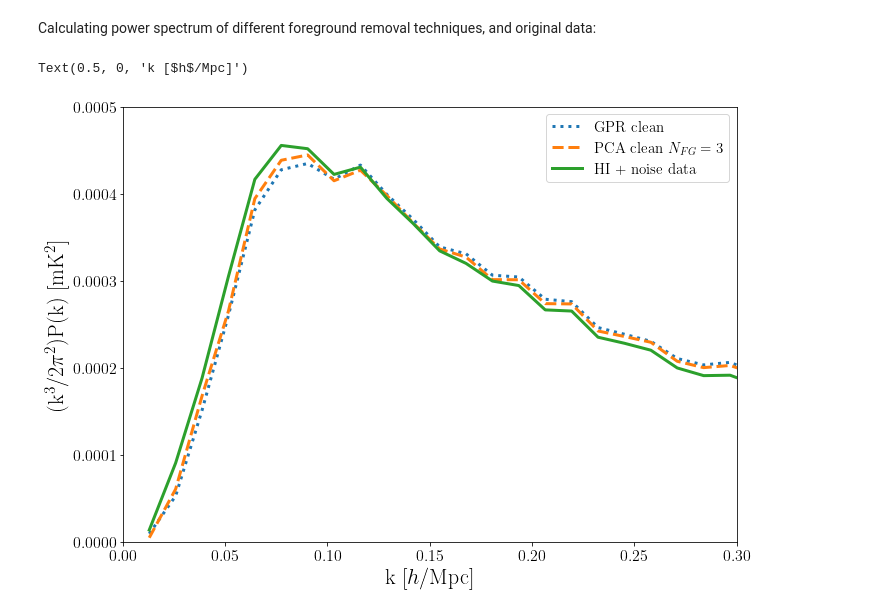
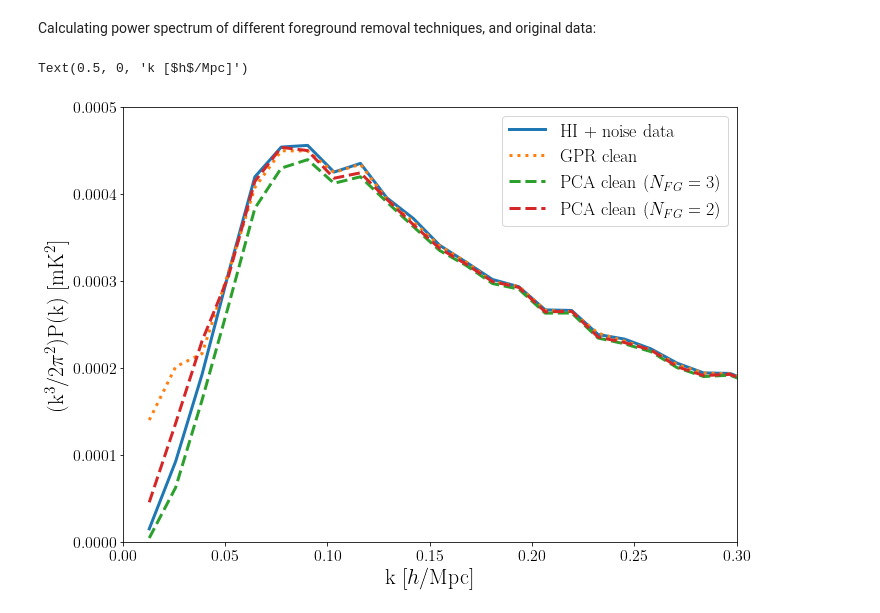
Before and after one commit to paulassoares/gpr4im, a Jupyter notebook: Jupyter Notebooks/GPR_from_scratch_nopol.ipynb, the cells around one changed output. Drawn from its saved outputs; the diff is of its cells as text; code cells hidden in the pictures.

```diff
--- a/Jupyter Notebooks/GPR_from_scratch_nopol.ipynb
+++ b/Jupyter Notebooks/GPR_from_scratch_nopol.ipynb
@@ -25,7 +32,16 @@ noise_data = np.load('../Data/dT_noise_smoothed.npy')
+# %%
+# smoothing maps
+lx,ly,lz = 1000,1000, 924.78 #Mpc/h
+zmax = 0.58
+sigma_beam = 1.55
+FGnopol_HI_noise_smoothed = obs.ConvolveCube(FGnopol_data+HI_data+noise_data,zmax,lx,ly,sigma_beam, cosmo)
+HI_noise_smoothed = obs.ConvolveCube(HI_data+noise_data,zmax,lx,ly,sigma_beam, cosmo)
+noise_smoothed = obs.ConvolveCube(noise_data,zmax,lx,ly,sigma_beam, cosmo)
 # %% [markdown]
 Perform PCA removal of data, to compare with GPR:
 # %%
-pca_res_nopol3 = fg.PCAclean(FGnopol_data, N_FG=3)[0]
+pca_res_nopol3 = fg.PCAclean(FGnopol_HI_noise_smoothed, N_FG=3)[0]
+pca_res_nopol2 = fg.PCAclean(FGnopol_HI_noise_smoothed, N_FG=2)[0]
 # %% [markdown]
 Frequency range of data:
 # %%
@@ -37,8 +53,8 @@ freqs = np.arange(vmin, vmax, df)
 ### Running GPR
 # %%
 # Choose your kernels, one for FG and one for HI signal
-kern_fg, kern_21cm = GPy.kern.Poly(1, order=4), GPy.kern.Exponential(1)
-# run GPR and obtain residuals
-gpr_res, gpr_cov, model = fg.GPRclean(FGnopol_data, freqs, kern_fg, kern_21cm,
-                                      NprePCA=0, invert=True, heteroscedastic=True)
+kern_fg = GPy.kern.Poly(1, order=5)
+kern_21 = GPy.kern.Exponential(1)
+gpr_res, gpr_cov, model = fg.GPRclean(FGnopol_HI_noise_smoothed, freqs, kern_fg, kern_21, NprePCA=0,
+                                      noise_data=noise_smoothed, heteroscedastic=True, zero_noise=False, invert=True)
 # %% [output]
@@ -85,21 +85,22 @@ w = W = np.ones((nx,ny,nz))
 # %% [markdown]
 Calculating power spectrum of different foreground removal techniques, and original data:
 # %%
-HIpk = pk.getpk(HI_data+noise_data,w,W,nx,ny,nz,lx,ly,lz,kbins)[0]
+HIpk = pk.getpk(HI_noise_smoothed,w,W,nx,ny,nz,lx,ly,lz,kbins)[0]
+PCApk_3 = pk.getpk(pca_res_nopol3,w,W,nx,ny,nz,lx,ly,lz,kbins)[0]
+PCApk_2 = pk.getpk(pca_res_nopol2,w,W,nx,ny,nz,lx,ly,lz,kbins)[0]
 GPRpk = pk.getpk(gpr_res,w,W,nx,ny,nz,lx,ly,lz,kbins)[0]
-PCApk_3 = pk.getpk(pca_res_nopol3,w,W,nx,ny,nz,lx,ly,lz,kbins)[0]
 # %%
 plt.figure(figsize=(11,8))
+plt.plot(k, (k*k*k*HIpk)/(2*np.pi*np.pi),ls='solid', lw=3, label = r'HI + noise data')
+plt.plot(k, (k*k*k*GPRpk)/(2*np.pi*np.pi),ls='dotted', lw=3, label = r'GPR clean')
+plt.plot(k, (k*k*k*PCApk_3)/(2*np.pi*np.pi),ls='dashed', lw=3, label = r'PCA clean ($N_{FG}=3$)')
+plt.plot(k, (k*k*k*PCApk_2)/(2*np.pi*np.pi),ls='dashed', lw=3, label = r'PCA clean ($N_{FG}=2$)')
 
-plt.plot(k, (k*k*k*GPRpk)/(2*np.pi*np.pi),ls='dotted', lw=3, label = r'GPR clean')
-plt.plot(k, (k*k*k*PCApk_3)/(2*np.pi*np.pi),ls='dashed', lw=3, label = r'PCA clean $N_{FG}=3$')
-plt.plot(k, (k*k*k*HIpk)/(2*np.pi*np.pi),ls='solid', lw=3, label = r'HI + noise data')
-
-plt.legend(fontsize=15)
+plt.legend(fontsize=18)
 plt.xlim(0,0.3)
 plt.ylim(0,0.0005)
 plt.ylabel('(k$^3$/2$\pi^2$)P(k) [mK$^2$]', fontsize=22)
 plt.xlabel('k [$h$/Mpc]', fontsize=22)
 # %% [output]
 Text(0.5, 0, 'k [$h$/Mpc]')
-[figure, old version]
+[figure, new version]
```
Also changed, not shown: parts of 8 cells of this notebook, 6 other files.
